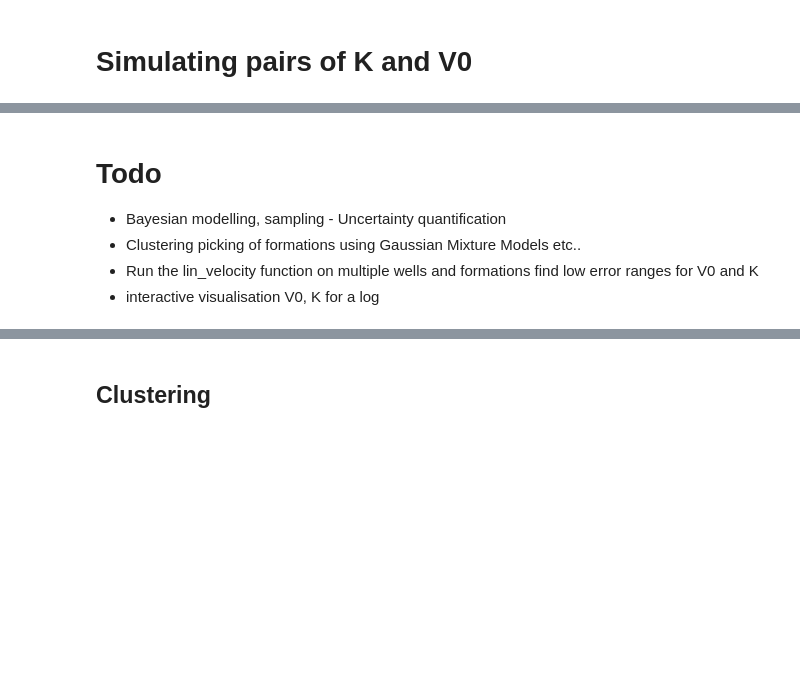
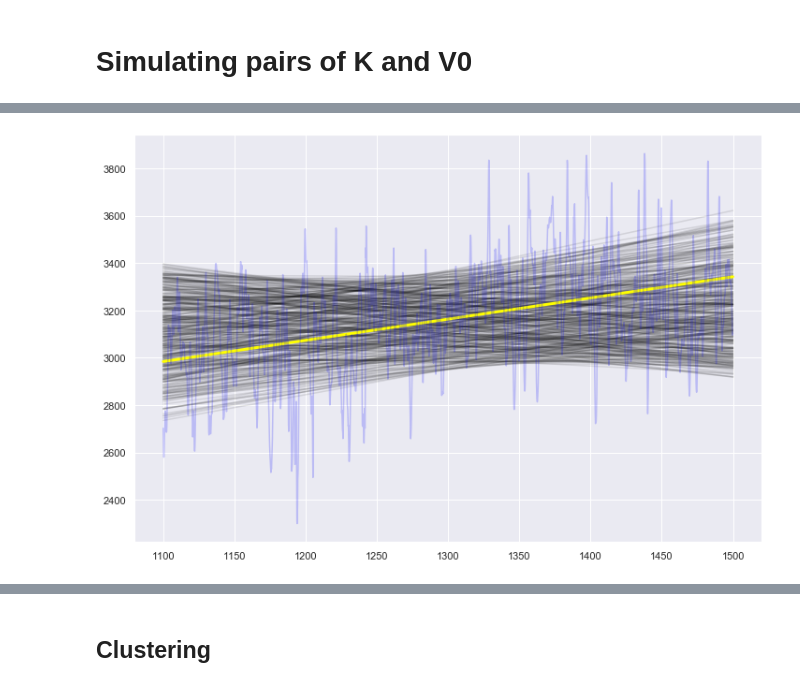
Before and after one commit to attibalazs/velocityhack, a Jupyter notebook: DMc_VelocityHack.ipynb, the cells around one changed output, grey strips where cells are left out. Cells and saved outputs as stored; diff of their text form; code cells hidden in the pictures; blank space fills up the shorter version.

Commit message:
added range of models

```diff
--- a/DMc_VelocityHack.ipynb
+++ b/DMc_VelocityHack.ipynb
@@ -117,7 +118,9 @@ plt.colorbar(sc)
-# %% [markdown]
-# Todo
-
-* Bayesian modelling, sampling - Uncertainty quantification
-* Clustering picking of formations using Gaussian Mixture Models etc..
-* Run the lin_velocity function on multiple wells and formations find low error ranges for V0 and K
-* interactive visualisation V0, K for a log
+# %%
+# plot all lines through the data
+fig, ax = plt.subplots(1, 1, figsize=(12, 8))
+lp = ax.plot(depth, pred_vel[:, idx], c='black', alpha=0.1)
+lp2 = ax.plot(depth, pred_vel[:, idx_min] ,c='yellow', linewidth=3)
+lp2 = ax.plot(depth, pred_vel[:, idx_min] ,c='yellow', linewidth=3)
+sc = ax.plot(depth, vp ,c='blue',alpha=0.2)
+# %% [output]
+[figure, added]
```
Also changed, not shown: parts of 5 cells of this notebook.
